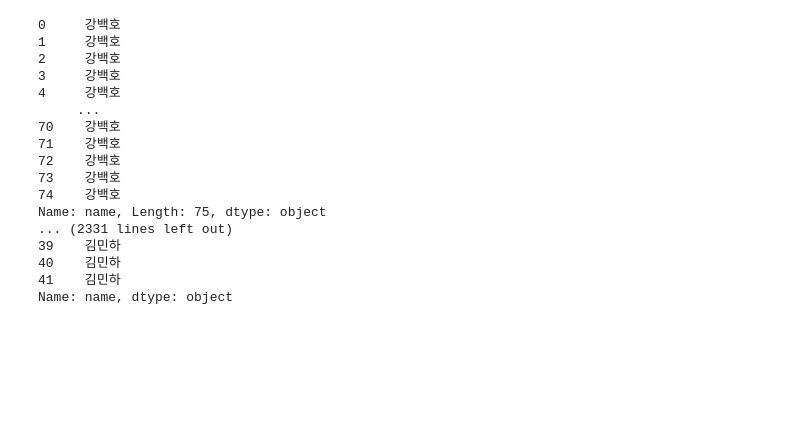
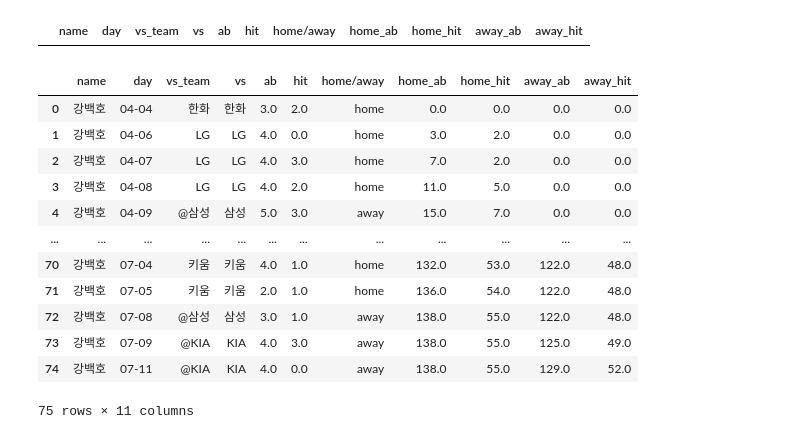
Before and after one commit to KimGriezmann/CAU_AI-SW_PE_Program, a Jupyter notebook: make_def.ipynb, the cells around one changed output. Drawn from its saved outputs; the diff is of its cells as text; code cells hidden in the pictures; blank space fills up the shorter version.

```diff
--- a/make_def.ipynb
+++ b/make_def.ipynb
@@ -299,3 +347,39 @@ def make_home_away_ab(data):
+# %%
+ex_data6 = pd.DataFrame()
+for h in tqdm.tqdm(batter_data_2021['name']): # 90명 타자 한명씩 접근
+  hdata = ex_data5.loc[ex_data5['name']=='h']
+  for i in range(0, len(hdata)-1):
+    if hdata.loc[i, 'home/away'] == 'home':
+      hdata.loc[i+1, 'home_ab'] = hdata.loc[i, 'home_ab'] + hdata.loc[i, 'ab']
+      hdata.loc[i+1, 'away_ab'] = hdata.loc[i, 'away_ab']
+      hdata.loc[i+1, 'home_hit'] = hdata.loc[i, 'home_hit'] + hdata.loc[i, 'hit']
+      hdata.loc[i+1, 'away_hit'] = hdata.loc[i, 'away_hit']
+    else:
+      hdata.loc[i+1, 'away_ab'] = hdata.loc[i, 'away_ab'] + hdata.loc[i, 'ab']
+      hdata.loc[i+1, 'home_ab'] = hdata.loc[i, 'home_ab']
+      hdata.loc[i+1, 'away_hit'] = hdata.loc[i, 'away_hit'] + hdata.loc[i, 'hit']
+      hdata.loc[i+1, 'home_hit'] = hdata.loc[i, 'home_hit']
+    ex_data6 = pd.concat([ex_data6, hdata])
+# %%
+ex_data6
+# %% [output]
+|  | name | day | vs_team | vs | ab | hit | home/away | home_ab | home_hit | away_ab | away_hit |
+# %%
+hdata.head(7)
+# %% [output]
+|  | name | day | vs_team | vs | ab | hit | home/away | home_ab | home_hit | away_ab | away_hit |
+| 0 | 강백호 | 04-04 | 한화 | 한화 | 3.0 | 2.0 | home | 0.0 | 0.0 | 0.0 | 0.0 |
+| 1 | 강백호 | 04-06 | LG | LG | 4.0 | 0.0 | home | 3.0 | 2.0 | 0.0 | 0.0 |
+| 2 | 강백호 | 04-07 | LG | LG | 4.0 | 3.0 | home | 7.0 | 2.0 | 0.0 | 0.0 |
+| 3 | 강백호 | 04-08 | LG | LG | 4.0 | 2.0 | home | 11.0 | 5.0 | 0.0 | 0.0 |
+| 4 | 강백호 | 04-09 | @삼성 | 삼성 | 5.0 | 3.0 | away | 15.0 | 7.0 | 0.0 | 0.0 |
+| ... | ... | ... | ... | ... | ... | ... | ... | ... | ... | ... | ... |
+| 70 | 강백호 | 07-04 | 키움 | 키움 | 4.0 | 1.0 | home | 132.0 | 53.0 | 122.0 | 48.0 |
+| 71 | 강백호 | 07-05 | 키움 | 키움 | 2.0 | 1.0 | home | 136.0 | 54.0 | 122.0 | 48.0 |
+| 72 | 강백호 | 07-08 | @삼성 | 삼성 | 3.0 | 1.0 | away | 138.0 | 55.0 | 122.0 | 48.0 |
+| 73 | 강백호 | 07-09 | @KIA | KIA | 4.0 | 3.0 | away | 138.0 | 55.0 | 125.0 | 49.0 |
+| 74 | 강백호 | 07-11 | @KIA | KIA | 4.0 | 0.0 | away | 138.0 | 55.0 | 129.0 | 52.0 |
+75 rows × 11 columns
 # %%
 def make_home_away_avg(hitter_data, data):
   home_ab = np.zeros(len(data))
@@ -353,26 +437,3 @@ def make_home_away_avg(hitter_data, data):
   result_Dataframe
 
   return result_Dataframe
-# %%
-ps = 0
-for h in tqdm.tqdm(batter_data_2021['name']): # 90명 타자 한명씩 접근
-  hdata = ex_data.loc[ex_data['name']==h] # 특정 타자 한명에 대해서만 데이터 추출
-  print(hdata['name'])
-# %% [output]
-0     강백호
-1     강백호
-2     강백호
-3     강백호
-4     강백호
-     ...
-70    강백호
-71    강백호
-72    강백호
-73    강백호
-74    강백호
-Name: name, Length: 75, dtype: object
-... (2331 lines left out)
-39    김민하
-40    김민하
-41    김민하
-Name: name, dtype: object
```
Also changed, not shown: parts of 13 cells of this notebook.
